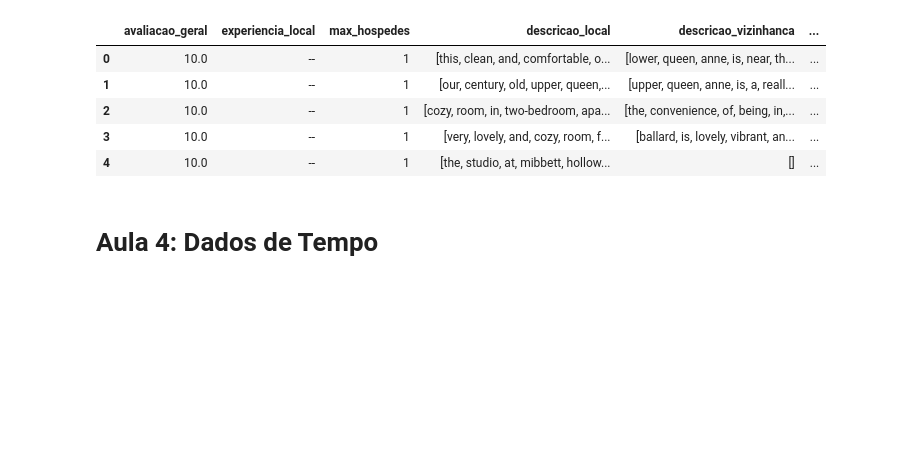
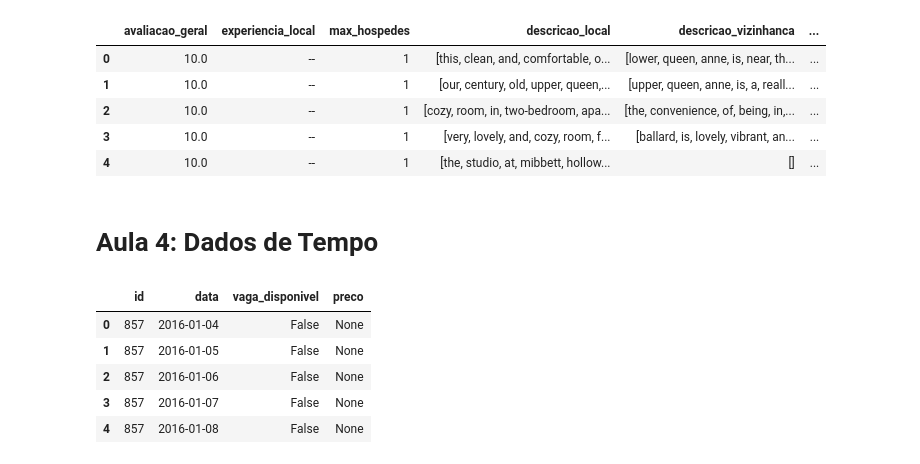
Before and after one commit to Aragao05/Python-para-DataScience-from-Alura, a Jupyter notebook: Pandas/Transformação e manipulação de dados/Aulas.ipynb, the cells around one changed output. Drawn from its saved outputs; the diff is of its cells as text; code cells hidden in the pictures; blank space fills up the shorter version.

```diff
--- a/Pandas/Transformação e manipulação de dados/Aulas.ipynb
+++ b/Pandas/Transformação e manipulação de dados/Aulas.ipynb
@@ -326,0 +325,14 @@ dados.head()
+# %%
+# Transformando os dados para tempo
+
+import pandas as pd
+
+moveisDF = pd.read_json('moveis_disponiveis.json')
+moveisDF.head()
+# %% [output]
+|  | id | data | vaga_disponivel | preco |
+| 0 | 857 | 2016-01-04 | False | None |
+| 1 | 857 | 2016-01-05 | False | None |
+| 2 | 857 | 2016-01-06 | False | None |
+| 3 | 857 | 2016-01-07 | False | None |
+| 4 | 857 | 2016-01-08 | False | None |
```
Also changed, not shown: parts of 8 cells of this notebook, 1 other file.
